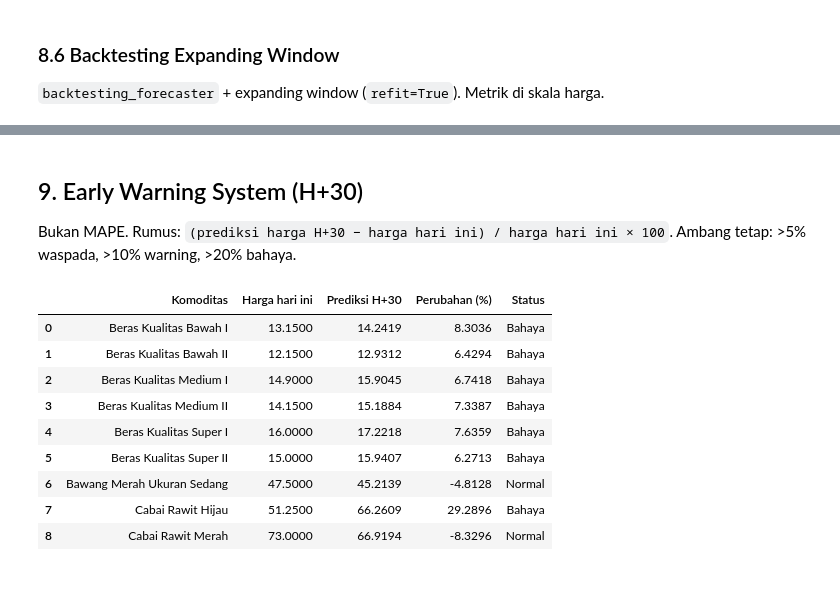
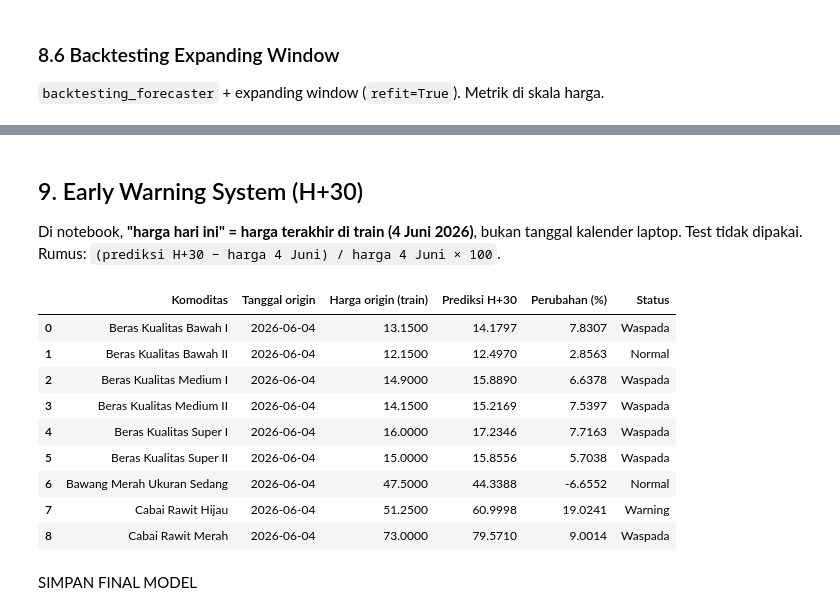
Before and after one commit to YosiaCoKR/pangan-forecasting, a Jupyter notebook: webapp/research/code.ipynb, the cells around one changed output, grey strips where cells are left out. Cells and saved outputs as stored; diff of their text form; code cells hidden in the pictures; blank space fills up the shorter version.

```diff
--- a/webapp/research/code.ipynb
+++ b/webapp/research/code.ipynb
@@ -671,6 +697,9 @@ for col in comodity_cols:
             steps=h,
             window_features=window_features,
             calendar_features=calendar_features,
+            trend_forecaster=decomp_by_col[col]["trend_forecaster"],
+            mstl=decomp_by_col[col]["mstl"],
+            price_train=decomp_by_col[col]["price_train"],
         )
 
         params = {
@@ -993,55 +1022,59 @@ df_walkforward
 # %% [markdown]
 ## 9. Early Warning System (H+30)
 
-Bukan MAPE. Rumus: `(prediksi harga H+30 − harga hari ini) / harga hari ini × 100`. Ambang tetap: >5% waspada, >10% warning, >20% bahaya.
+Di notebook, **"harga hari ini" = harga terakhir di train (4 Juni 2026)**, bukan tanggal kalender laptop. Test tidak dipakai. Rumus: `(prediksi H+30 − harga 4 Juni) / harga 4 Juni × 100`.
 # %%
-TRESHOLD = {"Normal": 0.1, "Warning": 0.15, "Danger": 0.25}
+TRESHOLD = {"Waspada": 5, "Warning": 10, "Bahaya": 20}
 h_ews = 30
 ews_rows = []
 
 for col in comodity_cols:
-    price_today = float(decomp_by_col[col]["price_train"].iloc[-1])
+    harga_origin = float(decomp_by_col[col]["price_train"].iloc[-1])
+    tgl_origin = decomp_by_col[col]["price_train"].index[-1]
     residual_pred = np.asarray(
         forecasters_eval[col][h_ews].predict(steps=h_ews)
     ).ravel()[:h_ews]
-    price_predicted = reconstruct_harga_test(
+    harga_pred = reconstruct_harga_test(
         trend_model[col],
         seasonal_model[col],
         residual_pred,
         n_steps=h_ews,
     )
-    price_h30 = float(price_predicted[-1])
-    percentage = (price_h30 - price_today) / price_today * 100
+    harga_h30 = float(harga_pred[-1])
+    persen = (harga_h30 - harga_origin) / harga_origin * 100
 
-    if percentage > TRESHOLD["Danger"]:
+    if persen > TRESHOLD["Bahaya"]:
         status = "Bahaya"
-    elif percentage > TRESHOLD["Warning"]:
+    elif persen > TRESHOLD["Warning"]:
         status = "Warning"
-    elif percentage > TRESHOLD["Normal"]:
-        status = "Normal"
+    elif persen > TRESHOLD["Waspada"]:
+        status = "Waspada"
     else:
         status = "Normal"
 
     ews_rows.append(
         {
             "Komoditas": col,
-            "Harga hari ini": price_today,
-            "Prediksi H+30": price_h30,
-            "Perubahan (%)": percentage,
+            "Tanggal origin": tgl_origin.date(),
+            "Harga origin (train)": harga_origin,
+            "Prediksi H+30": harga_h30,
+            "Perubahan (%)": persen,
             "Status": status,
         }
     )
 
 df_ews = pd.DataFrame(ews_rows)
 df_ews
 # %% [output]
-|  | Komoditas | Harga hari ini | Prediksi H+30 | Perubahan (%) | Status |
-| 0 | Beras Kualitas Bawah I | 13.1500 | 14.2419 | 8.3036 | Bahaya |
-| 1 | Beras Kualitas Bawah II | 12.1500 | 12.9312 | 6.4294 | Bahaya |
-| 2 | Beras Kualitas Medium I | 14.9000 | 15.9045 | 6.7418 | Bahaya |
-| 3 | Beras Kualitas Medium II | 14.1500 | 15.1884 | 7.3387 | Bahaya |
-| 4 | Beras Kualitas Super I | 16.0000 | 17.2218 | 7.6359 | Bahaya |
-| 5 | Beras Kualitas Super II | 15.0000 | 15.9407 | 6.2713 | Bahaya |
-| 6 | Bawang Merah Ukuran Sedang | 47.5000 | 45.2139 | -4.8128 | Normal |
-| 7 | Cabai Rawit Hijau | 51.2500 | 66.2609 | 29.2896 | Bahaya |
-| 8 | Cabai Rawit Merah | 73.0000 | 66.9194 | -8.3296 | Normal |
+|  | Komoditas | Tanggal origin | Harga origin (train) | Prediksi H+30 | Perubahan (%) | Status |
+| 0 | Beras Kualitas Bawah I | 2026-06-04 | 13.1500 | 14.1797 | 7.8307 | Waspada |
+| 1 | Beras Kualitas Bawah II | 2026-06-04 | 12.1500 | 12.4970 | 2.8563 | Normal |
+| 2 | Beras Kualitas Medium I | 2026-06-04 | 14.9000 | 15.8890 | 6.6378 | Waspada |
+| 3 | Beras Kualitas Medium II | 2026-06-04 | 14.1500 | 15.2169 | 7.5397 | Waspada |
+| 4 | Beras Kualitas Super I | 2026-06-04 | 16.0000 | 17.2346 | 7.7163 | Waspada |
+| 5 | Beras Kualitas Super II | 2026-06-04 | 15.0000 | 15.8556 | 5.7038 | Waspada |
+| 6 | Bawang Merah Ukuran Sedang | 2026-06-04 | 47.5000 | 44.3388 | -6.6552 | Normal |
+| 7 | Cabai Rawit Hijau | 2026-06-04 | 51.2500 | 60.9998 | 19.0241 | Warning |
+| 8 | Cabai Rawit Merah | 2026-06-04 | 73.0000 | 79.5710 | 9.0014 | Waspada |
+# %% [markdown]
+SIMPAN FINAL MODEL
```
Also changed, not shown: parts of 7 cells of this notebook, 51 other files.
